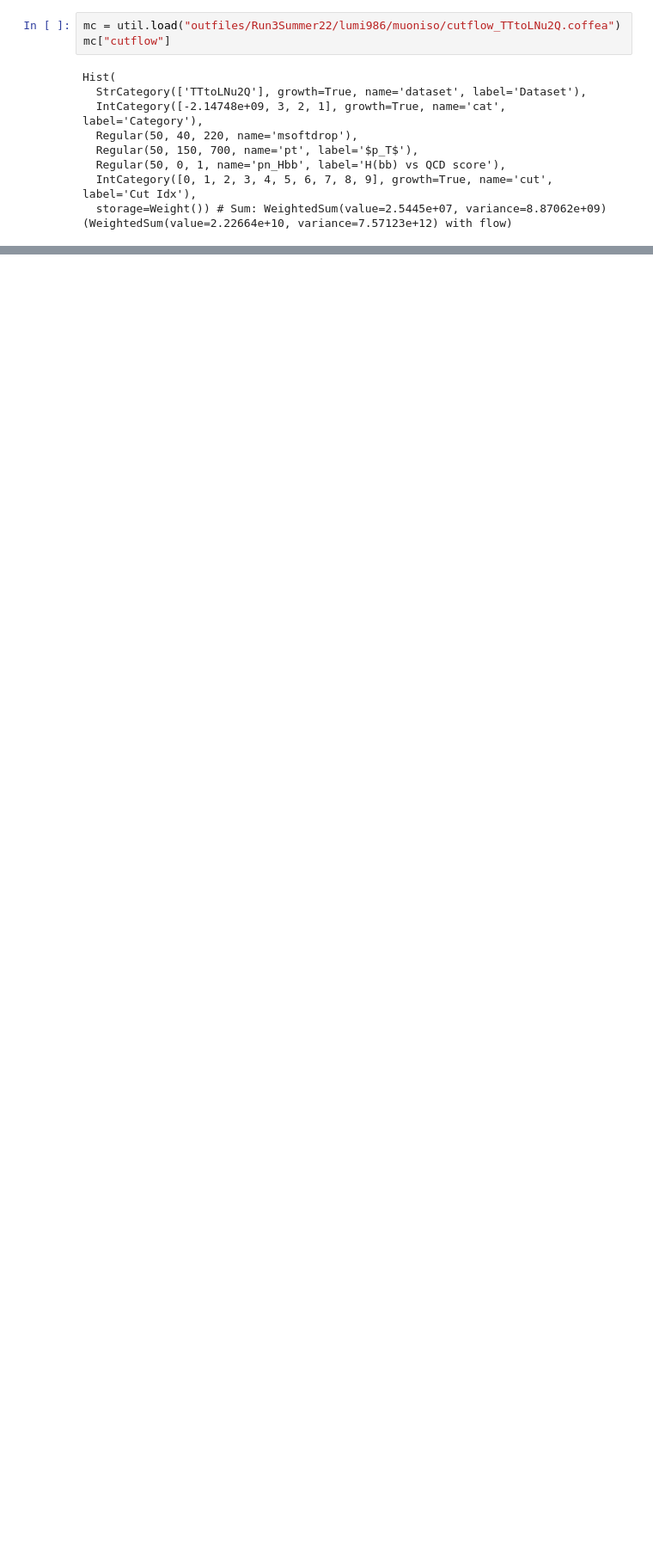
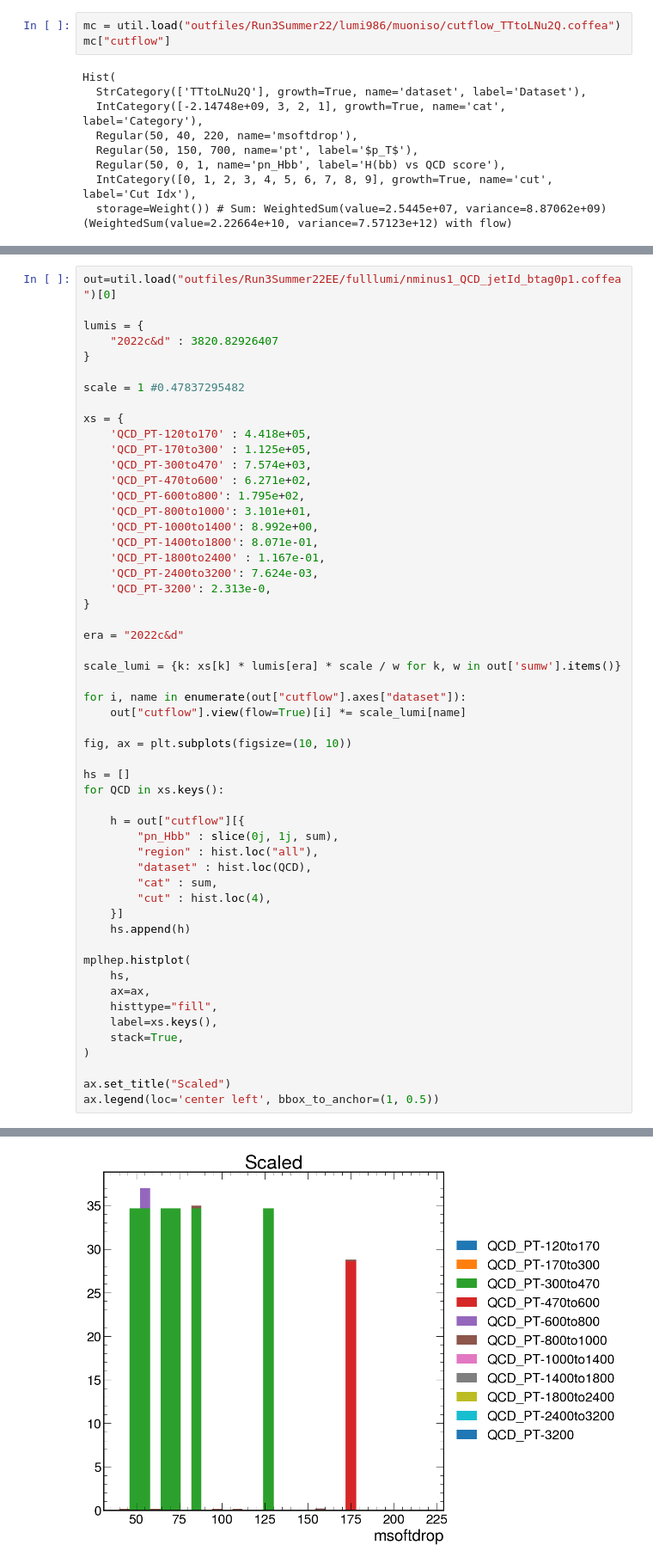
Before and after one commit to alintulu/PNCalibration, a Jupyter notebook: compare.ipynb, the cells around one changed output, grey strips where cells are left out. Shown at 86% size. Cells and saved outputs as stored; diff of their text form; blank space fills up the shorter version.

```diff
--- a/compare.ipynb
+++ b/compare.ipynb
@@ -213,0 +254,55 @@ ax.legend(loc="best")
+# %%
+out=util.load("outfiles/Run3Summer22EE/fulllumi/nminus1_QCD_jetId_btag0p1.coffea")[0]
+
+lumis = {
+    "2022c&d" : 3820.82926407
+}
+
+scale = 1 #0.47837295482
+
+xs = {
+    'QCD_PT-120to170' : 4.418e+05,
+    'QCD_PT-170to300' : 1.125e+05,
+    'QCD_PT-300to470' : 7.574e+03,
+    'QCD_PT-470to600' : 6.271e+02,
+    'QCD_PT-600to800': 1.795e+02,
+    'QCD_PT-800to1000': 3.101e+01,
+    'QCD_PT-1000to1400': 8.992e+00,
+    'QCD_PT-1400to1800': 8.071e-01,
+    'QCD_PT-1800to2400' : 1.167e-01,
+    'QCD_PT-2400to3200': 7.624e-03,
+    'QCD_PT-3200': 2.313e-0,
+}
+
+era = "2022c&d"
+
+scale_lumi = {k: xs[k] * lumis[era] * scale / w for k, w in out['sumw'].items()}
+
+for i, name in enumerate(out["cutflow"].axes["dataset"]):
+    out["cutflow"].view(flow=True)[i] *= scale_lumi[name]
+
+fig, ax = plt.subplots(figsize=(10, 10))
+
+hs = []
+for QCD in xs.keys():
+
+    h = out["cutflow"][{
+        "pn_Hbb" : slice(0j, 1j, sum),
+        "region" : hist.loc("all"),
+        "dataset" : hist.loc(QCD),
+        "cat" : sum,
+        "cut" : hist.loc(4),
+    }]
+    hs.append(h)
+
+mplhep.histplot(
+    hs,
+    ax=ax,
+    histtype="fill",
+    label=xs.keys(),
+    stack=True,
+)
+
+ax.set_title("Scaled")
+ax.legend(loc='center left', bbox_to_anchor=(1, 0.5))
+# %% [output]
@@ -213,0 +310 @@ ax.legend(loc="best")
+[figure, added]
```
Also changed, not shown: parts of 5 cells of this notebook, 4 other files.
